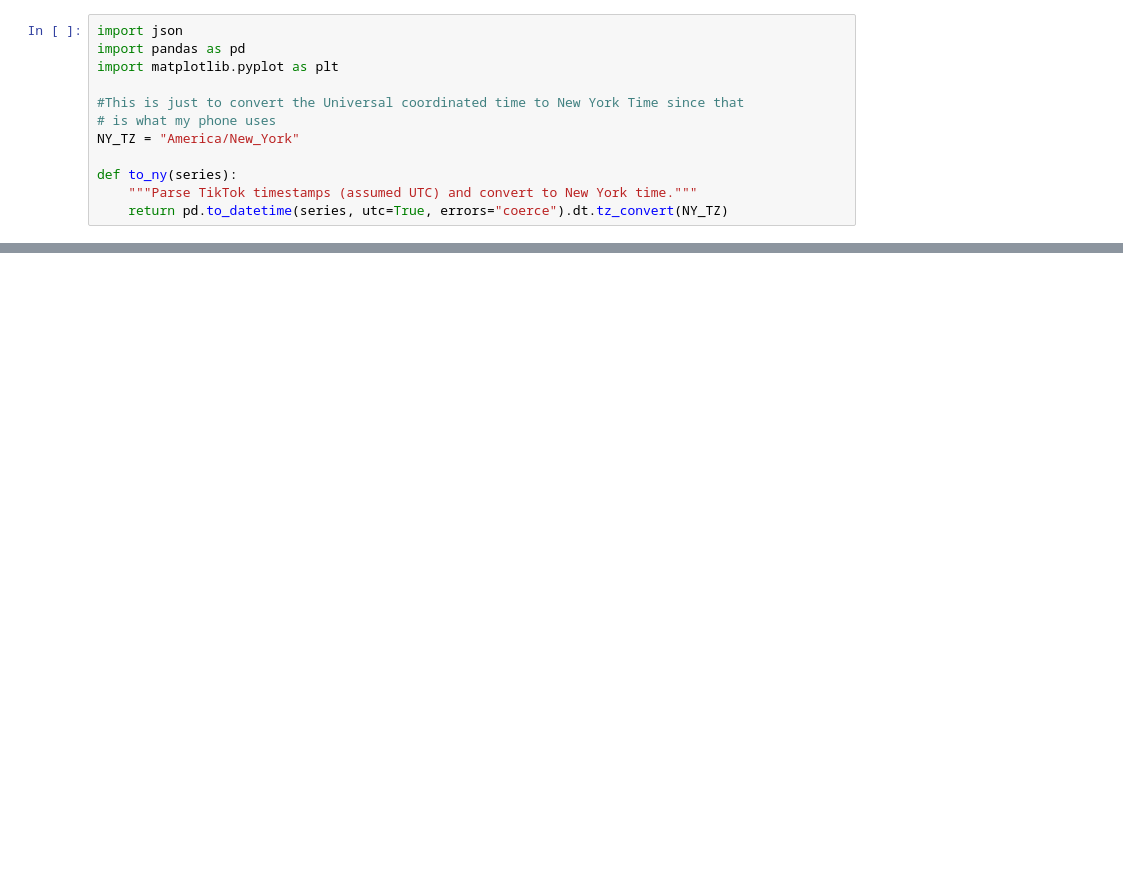
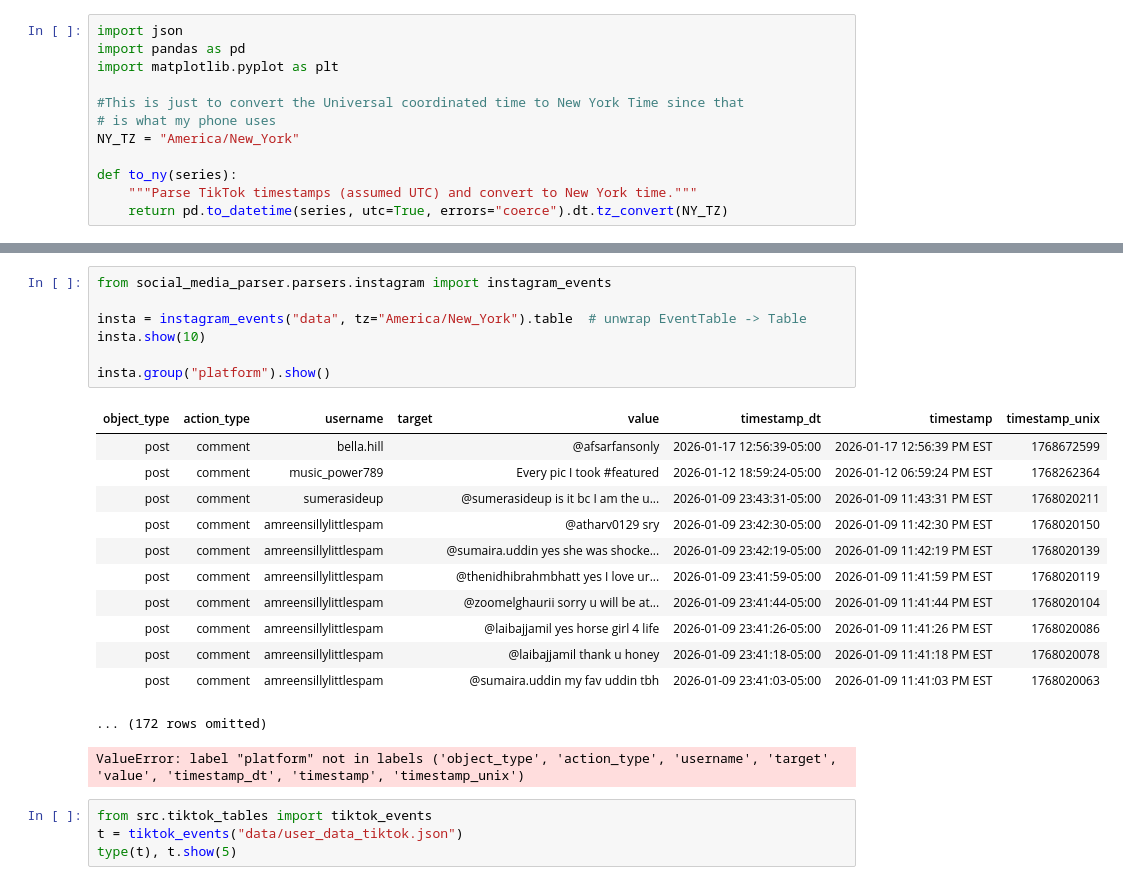
Before and after one commit to lujiec2020/TEEM2, a Jupyter notebook: analysis.ipynb, the cells around one changed output, grey strips where cells are left out. Cells and saved outputs as stored; diff of their text form; blank space fills up the shorter version.

```diff
--- a/analysis.ipynb
+++ b/analysis.ipynb
@@ -77,0 +123,25 @@ def to_ny(series):
+# %%
+from social_media_parser.parsers.instagram import instagram_events
+
+insta = instagram_events("data", tz="America/New_York").table  # unwrap EventTable -> Table
+insta.show(10)
+
+insta.group("platform").show()
+# %% [output]
+| object_type | action_type | username | target | value | timestamp_dt | timestamp | timestamp_unix |
+| post | comment | bella.hill |  | @afsarfansonly | 2026-01-17 12:56:39-05:00 | 2026-01-17 12:56:39 PM EST | 1768672599 |
+| post | comment | music_power789 |  | Every pic I took #featured | 2026-01-12 18:59:24-05:00 | 2026-01-12 06:59:24 PM EST | 1768262364 |
+| post | comment | sumerasideup |  | @sumerasideup is it bc I am the u... | 2026-01-09 23:43:31-05:00 | 2026-01-09 11:43:31 PM EST | 1768020211 |
+| post | comment | amreensillylittlespam |  | @atharv0129 sry | 2026-01-09 23:42:30-05:00 | 2026-01-09 11:42:30 PM EST | 1768020150 |
+| post | comment | amreensillylittlespam |  | @sumaira.uddin yes she was shocke... | 2026-01-09 23:42:19-05:00 | 2026-01-09 11:42:19 PM EST | 1768020139 |
+| post | comment | amreensillylittlespam |  | @thenidhibrahmbhatt yes I love ur... | 2026-01-09 23:41:59-05:00 | 2026-01-09 11:41:59 PM EST | 1768020119 |
+| post | comment | amreensillylittlespam |  | @zoomelghaurii sorry u will be at... | 2026-01-09 23:41:44-05:00 | 2026-01-09 11:41:44 PM EST | 1768020104 |
+| post | comment | amreensillylittlespam |  | @laibajjamil yes horse girl 4 life | 2026-01-09 23:41:26-05:00 | 2026-01-09 11:41:26 PM EST | 1768020086 |
+| post | comment | amreensillylittlespam |  | @laibajjamil thank u honey | 2026-01-09 23:41:18-05:00 | 2026-01-09 11:41:18 PM EST | 1768020078 |
+| post | comment | amreensillylittlespam |  | @sumaira.uddin my fav uddin tbh | 2026-01-09 23:41:03-05:00 | 2026-01-09 11:41:03 PM EST | 1768020063 |
+... (172 rows omitted)
+ValueError: label "platform" not in labels ('object_type', 'action_type', 'username', 'target', 'value', 'timestamp_dt', 'timestamp', 'timestamp_unix')
+# %%
+from src.tiktok_tables import tiktok_events
+t = tiktok_events("data/user_data_tiktok.json")
+type(t), t.show(5)
```
Also changed, not shown: parts of 27 cells of this notebook, 13 other files.
